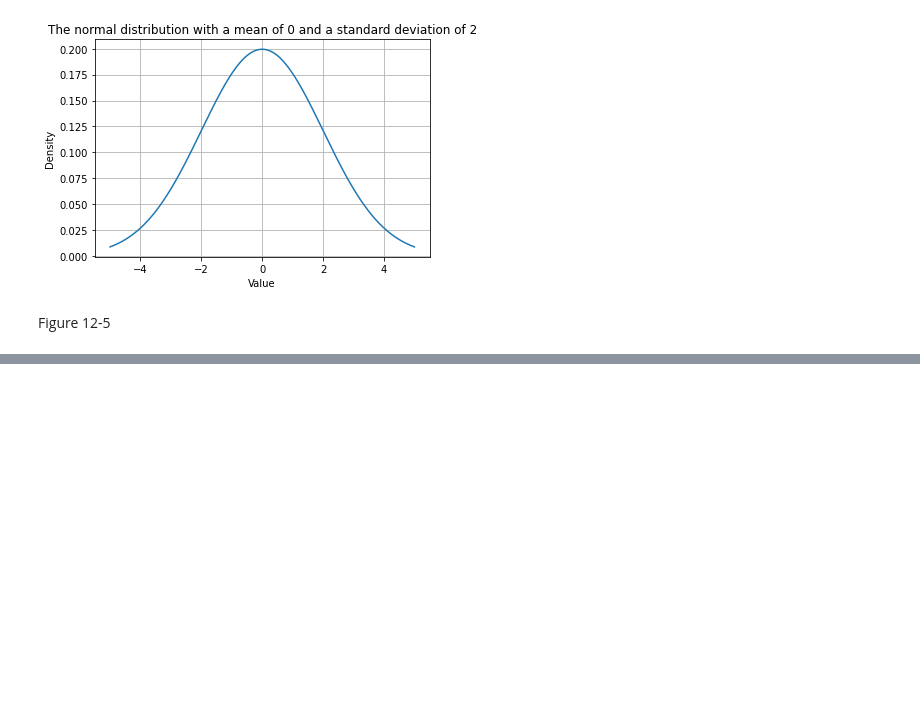
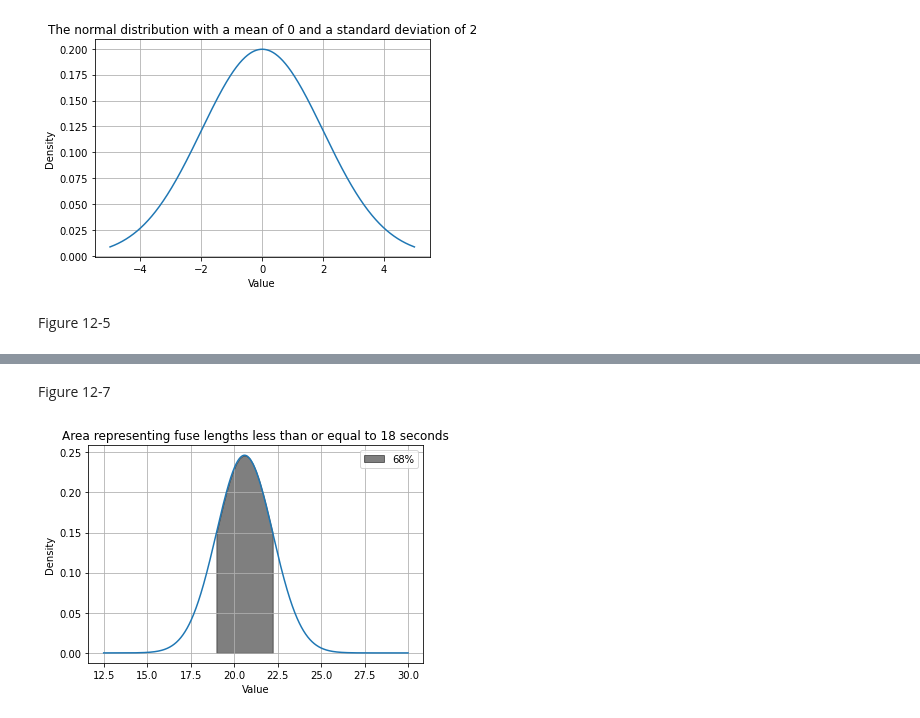
Before and after one commit to Pyrus277/reference_materials, a Jupyter notebook: statistics/bayes_book_notes.ipynb, the cells around one changed output, grey strips where cells are left out. Saved outputs shown, nothing was run; the diff lists cells and outputs as text; code cells hidden in the pictures; blank space fills up the shorter version.

```diff
--- a/statistics/bayes_book_notes.ipynb
+++ b/statistics/bayes_book_notes.ipynb
@@ -637,0 +690,27 @@ Figure 12-5
+# %% [markdown]
+Figure 12-7
+# %%
+x = np.linspace(12.5, 30, 1000)
+
+# setup normal distribution with our params
+normal_dist = norm(mean, stdev)
+
+# normal dist probability density function
+pdf_vals = normal_dist.pdf(x)
+
+# plot
+plt.plot(x, pdf_vals)
+
+# Shade the area under the curve up to 18 seconds
+x_fill = np.linspace(mean-stdev, mean+stdev, 18, 1000)
+pdf_fill = normal_dist.pdf(x_fill)
+plt.fill_between(x_fill, pdf_fill, color='black', alpha=0.5, label='68%')
+
+plt.title("Area representing fuse lengths less than or equal to 18 seconds")
+plt.xlabel("Value")
+plt.ylabel("Density")
+plt.legend()
+plt.grid()
+plt.show()
+# %% [output]
+[figure, added]
```
Also changed, not shown: parts of 19 cells of this notebook, 2 other files.
